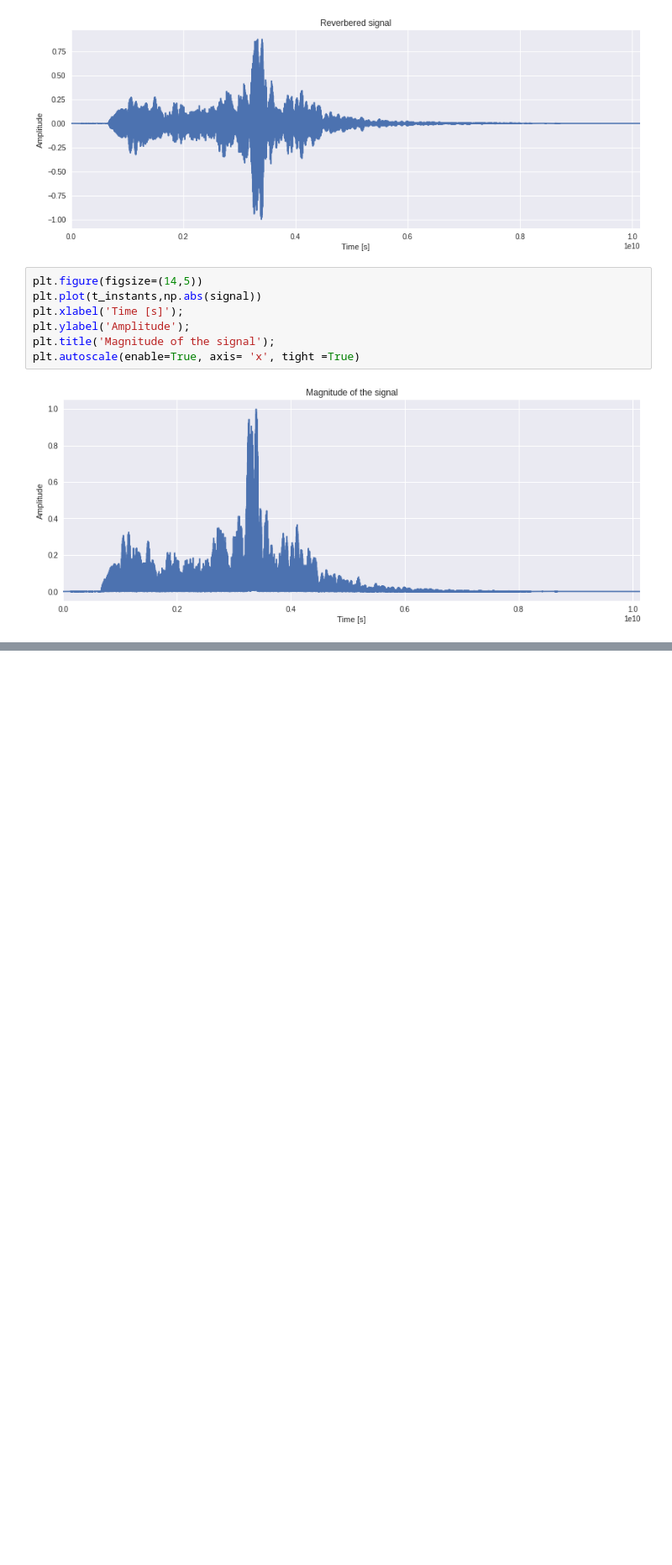
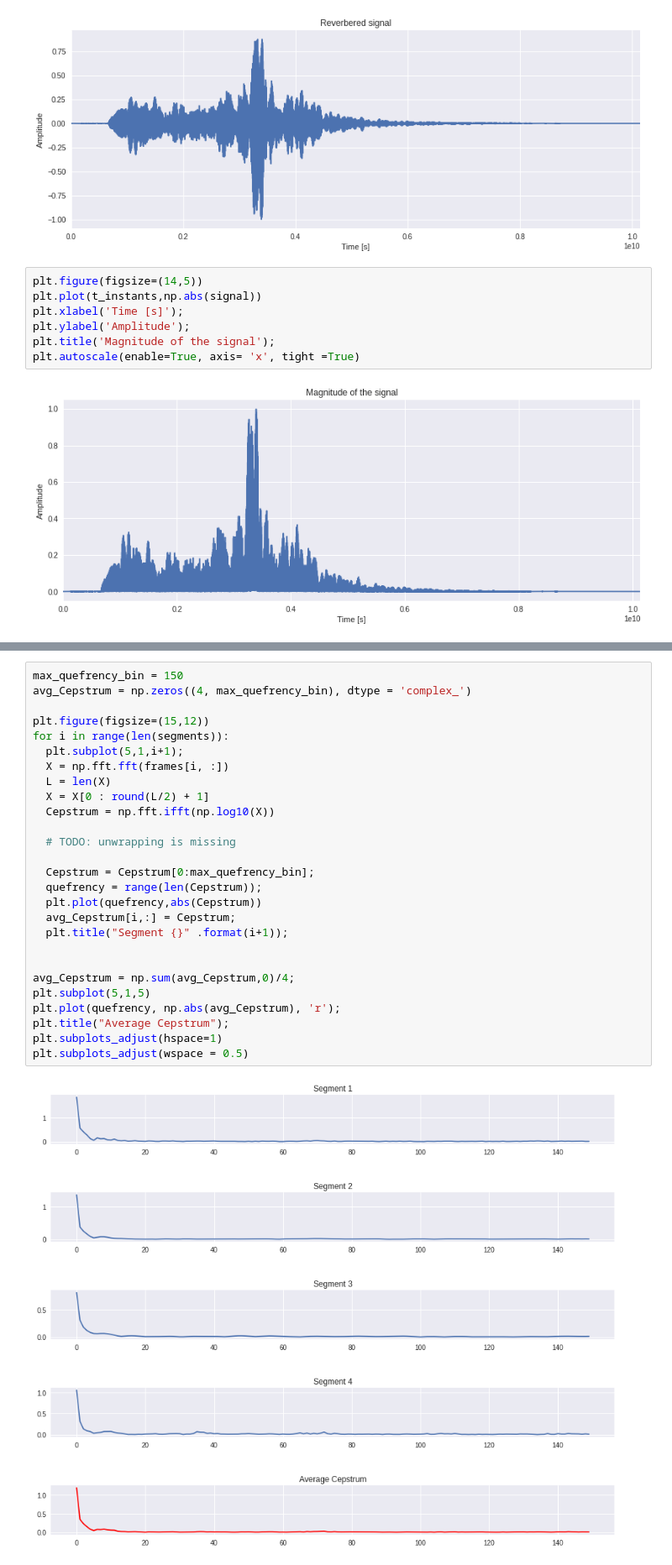
Before and after one commit to PaoloSani/SASP-Project, a Jupyter notebook: Speech_dereverberation_using_Cepstrum_alanysis.ipynb, the cells around one changed output, grey strips where cells are left out. Shown at 84% size. Cells and saved outputs as stored; diff of their text form; blank space fills up the shorter version.

```diff
--- a/Speech_dereverberation_using_Cepstrum_alanysis.ipynb
+++ b/Speech_dereverberation_using_Cepstrum_alanysis.ipynb
@@ -132,0 +172,29 @@ TypeError: ignored
+# %%
+max_quefrency_bin = 150
+avg_Cepstrum = np.zeros((4, max_quefrency_bin), dtype = 'complex_')
+
+plt.figure(figsize=(15,12))
+for i in range(len(segments)):
+  plt.subplot(5,1,i+1);
+  X = np.fft.fft(frames[i, :])
+  L = len(X)
+  X = X[0 : round(L/2) + 1]
+  Cepstrum = np.fft.ifft(np.log10(X))
+
+  # TODO: unwrapping is missing
+
+  Cepstrum = Cepstrum[0:max_quefrency_bin];
+  quefrency = range(len(Cepstrum));
+  plt.plot(quefrency,abs(Cepstrum))
+  avg_Cepstrum[i,:] = Cepstrum;
+  plt.title("Segment {}" .format(i+1));
+
+
+avg_Cepstrum = np.sum(avg_Cepstrum,0)/4;
+plt.subplot(5,1,5)
+plt.plot(quefrency, np.abs(avg_Cepstrum), 'r');
+plt.title("Average Cepstrum");
+plt.subplots_adjust(hspace=1)
+plt.subplots_adjust(wspace = 0.5)
+# %% [output]
+[figure, added]
```
Also changed, not shown: parts of 6 cells of this notebook.
